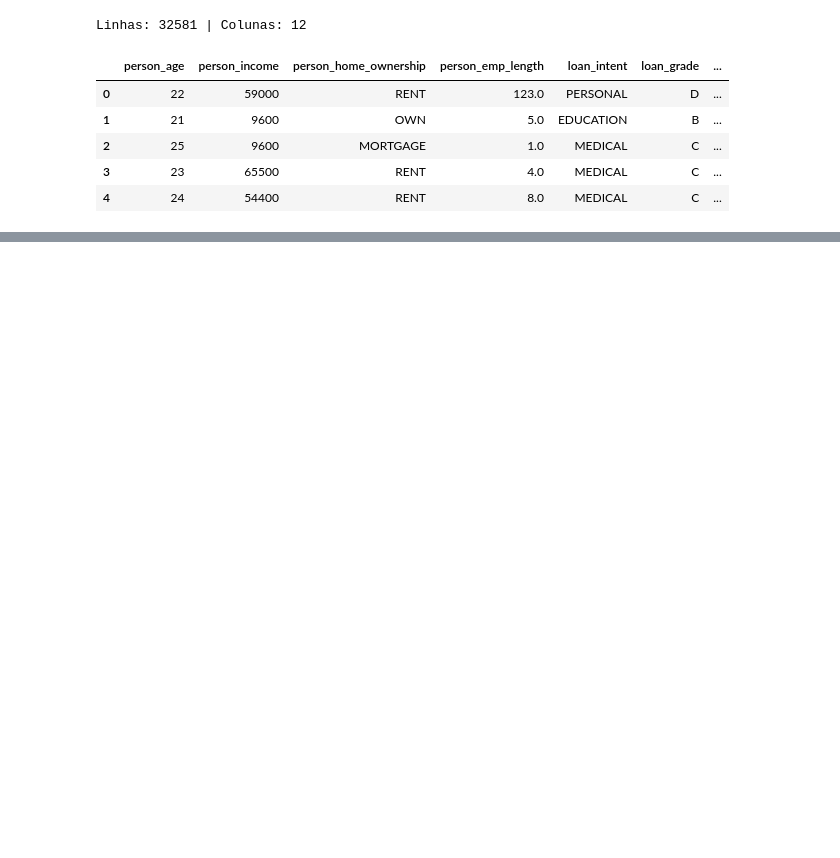
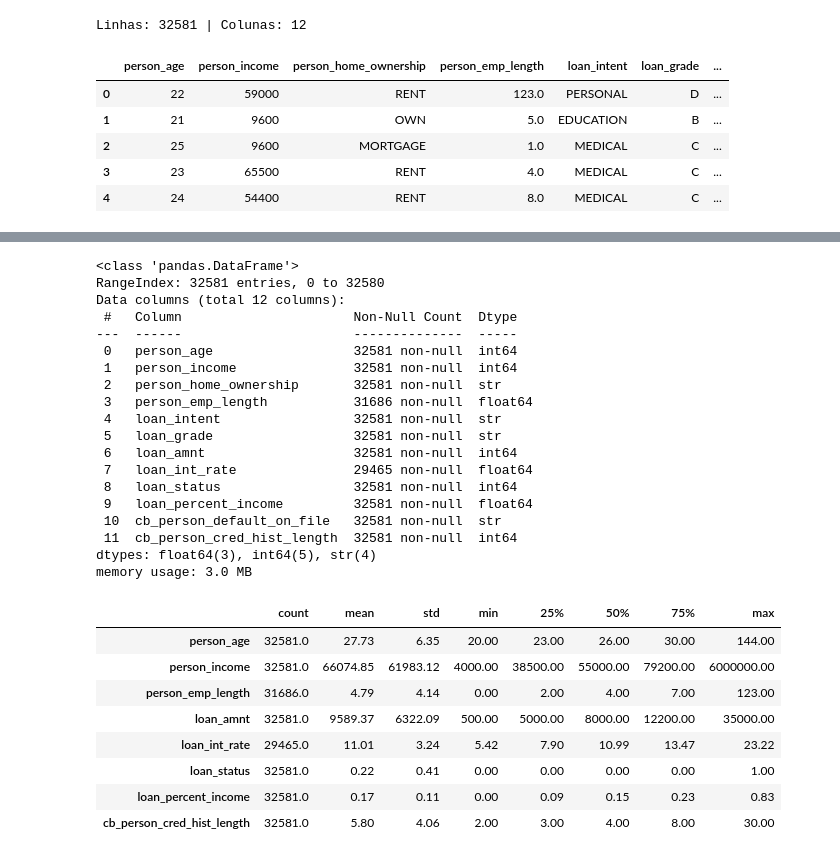
Before and after one commit to fgofilipe/analise-risco-credito, a Jupyter notebook: analise_risco_credito.ipynb, the cells around one changed output, grey strips where cells are left out. Saved outputs shown, nothing was run; the diff lists cells and outputs as text; code cells hidden in the pictures; blank space fills up the shorter version.

```diff
--- a/analise_risco_credito.ipynb
+++ b/analise_risco_credito.ipynb
@@ -15,0 +20,35 @@ Linhas: 32581 | Colunas: 12
+# %%
+# Mostra os tipos das colunas e quantos valores estão preenchidos
+df.info()
+
+# Resume as variáveis numéricas, com uma variável por linha
+display(df.describe().T.round(2))
+# %% [output]
+<class 'pandas.DataFrame'>
+RangeIndex: 32581 entries, 0 to 32580
+Data columns (total 12 columns):
+ #   Column                      Non-Null Count  Dtype
+---  ------                      --------------  -----
+ 0   person_age                  32581 non-null  int64
+ 1   person_income               32581 non-null  int64
+ 2   person_home_ownership       32581 non-null  str
+ 3   person_emp_length           31686 non-null  float64
+ 4   loan_intent                 32581 non-null  str
+ 5   loan_grade                  32581 non-null  str
+ 6   loan_amnt                   32581 non-null  int64
+ 7   loan_int_rate               29465 non-null  float64
+ 8   loan_status                 32581 non-null  int64
+ 9   loan_percent_income         32581 non-null  float64
+ 10  cb_person_default_on_file   32581 non-null  str
+ 11  cb_person_cred_hist_length  32581 non-null  int64
+dtypes: float64(3), int64(5), str(4)
+memory usage: 3.0 MB
+|  | count | mean | std | min | 25% | 50% | 75% | max |
+| person_age | 32581.0 | 27.73 | 6.35 | 20.00 | 23.00 | 26.00 | 30.00 | 144.00 |
+| person_income | 32581.0 | 66074.85 | 61983.12 | 4000.00 | 38500.00 | 55000.00 | 79200.00 | 6000000.00 |
+| person_emp_length | 31686.0 | 4.79 | 4.14 | 0.00 | 2.00 | 4.00 | 7.00 | 123.00 |
+| loan_amnt | 32581.0 | 9589.37 | 6322.09 | 500.00 | 5000.00 | 8000.00 | 12200.00 | 35000.00 |
+| loan_int_rate | 29465.0 | 11.01 | 3.24 | 5.42 | 7.90 | 10.99 | 13.47 | 23.22 |
+| loan_status | 32581.0 | 0.22 | 0.41 | 0.00 | 0.00 | 0.00 | 0.00 | 1.00 |
+| loan_percent_income | 32581.0 | 0.17 | 0.11 | 0.00 | 0.09 | 0.15 | 0.23 | 0.83 |
+| cb_person_cred_hist_length | 32581.0 | 5.80 | 4.06 | 2.00 | 3.00 | 4.00 | 8.00 | 30.00 |
```
Also changed, not shown: parts of 5 cells of this notebook.
